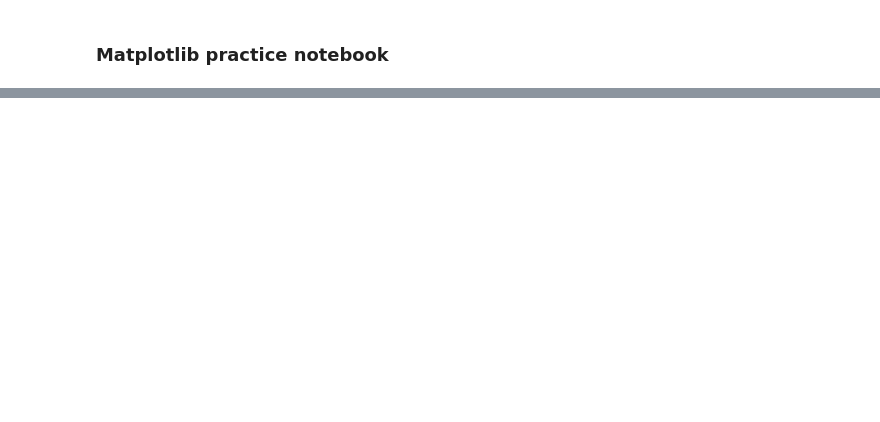
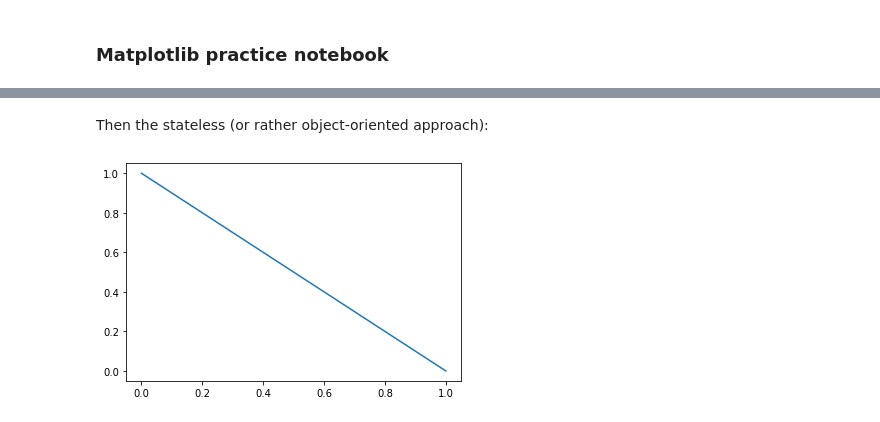
Before and after one commit to jahromi/TechTalk, a Jupyter notebook: python/notebooks/Matplotlib.ipynb, the cells around one changed output, grey strips where cells are left out. Saved outputs shown, nothing was run; the diff lists cells and outputs as text; code cells hidden in the pictures; blank space fills up the shorter version.

```diff
--- a/python/notebooks/Matplotlib.ipynb
+++ b/python/notebooks/Matplotlib.ipynb
@@ -95,0 +220,10 @@ plt.legend(['Sine', 'Cosine'])
+# %% [markdown]
+Then the stateless (or rather object-oriented approach):
+# %%
+import matplotlib.pyplot as plt
+
+fig = plt.figure()
+ax = fig.add_subplot(111)
+li = ax.plot([0,1], [1,0])
+# %% [output]
+[figure, added]
```
Also changed, not shown: parts of 36 cells of this notebook.
